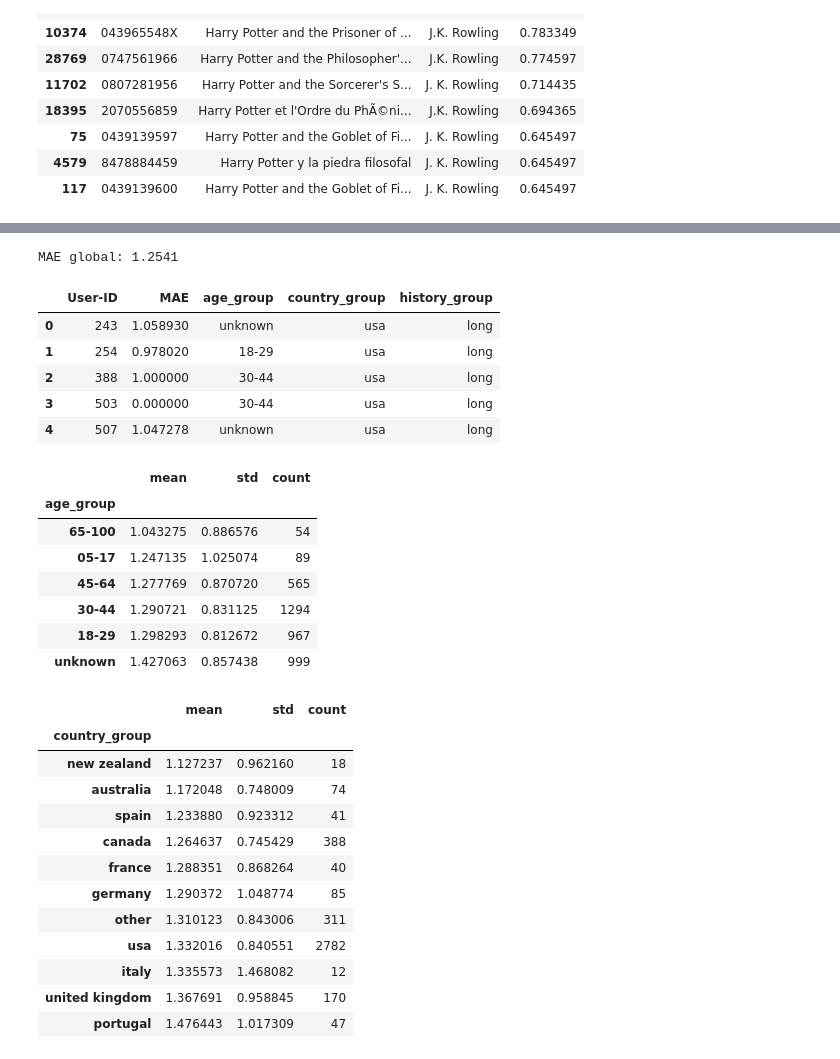
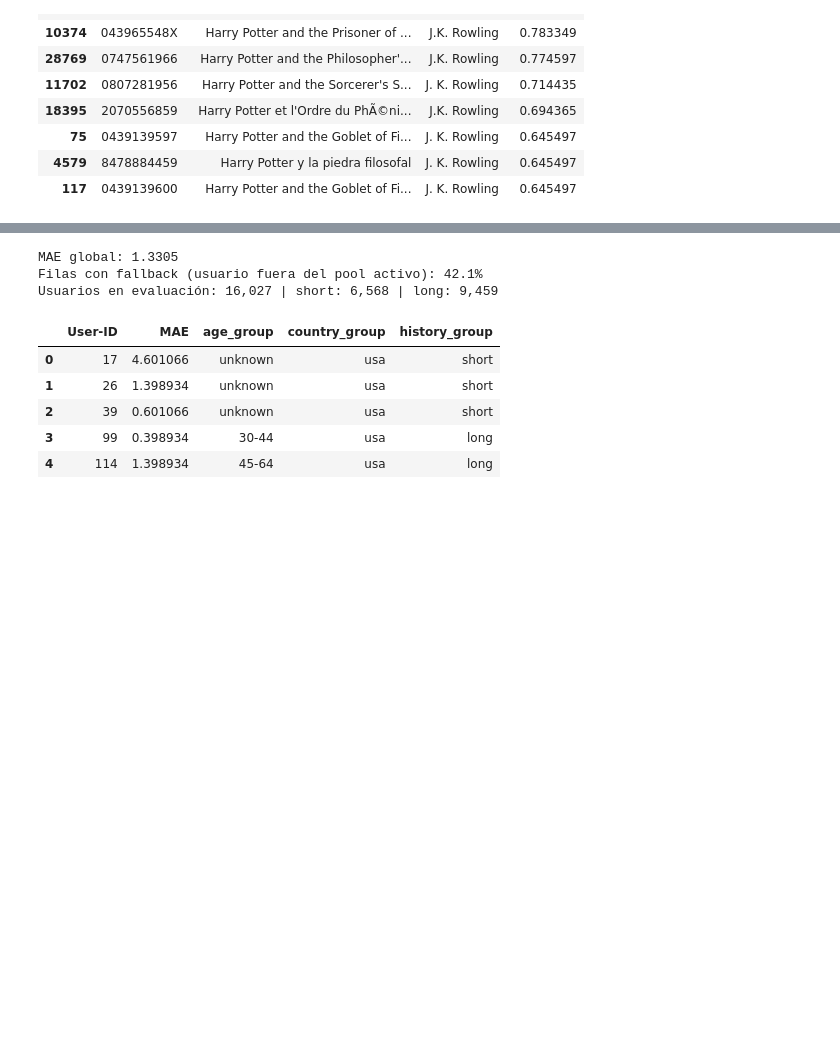
Before and after one commit to arriagaeugenia/sistemas_de_recomendacion_2026, a Jupyter notebook: SistemasDeRecomendacion.ejecutada.ipynb, the cells around one changed output, grey strips where cells are left out. Saved outputs shown, nothing was run; the diff lists cells and outputs as text; code cells hidden in the pictures; blank space fills up the shorter version.

```diff
--- a/SistemasDeRecomendacion.ejecutada.ipynb
+++ b/SistemasDeRecomendacion.ejecutada.ipynb
@@ -347,7 +422,9 @@ Se crean grupos por edad, país e historial. Los países fuera de los más frecu
 # %%
 interaction_counts = explicit_ratings.groupby('User-ID').size().rename('interaction_count')
-user_groups = users.merge(interaction_counts, on='User-ID', how='left')
-user_groups['interaction_count'] = user_groups['interaction_count'].fillna(0).astype(int)
+
+#Hacemos un inner join con los usuarios para que solo entren a la tabla los que tengan al menos un rating hecho
+user_groups = users.merge(interaction_counts, on='User-ID', how='inner')
+user_groups['interaction_count'] = user_groups['interaction_count'].astype(int)
 
 user_groups['age_group'] = pd.cut(
     user_groups['Age'], bins=[4, 17, 29, 44, 64, 100],
@@ -356,25 +433,15 @@ user_groups['age_group'] = pd.cut(
 
 top_countries = user_groups.loc[user_groups['Country'] != 'unknown', 'Country'].value_counts().head(10).index
 user_groups['country_group'] = np.where(user_groups['Country'].isin(top_countries), user_groups['Country'], 'other')
-active_counts = user_groups.loc[user_groups['interaction_count'] > 0, 'interaction_count']
-history_threshold = active_counts.median()
+# Umbral solo entre usuarios evaluables (>=2 ratings): el holdout descarta
+# a quienes tienen 0 o 1, así que si la mediana se calcula sobre todos los activos
+# (a menudo da 1.0) el grupo "short" nunca aparece en test.
+evaluable_counts = user_groups.loc[user_groups['interaction_count'] >= 2, 'interaction_count']
+history_threshold = evaluable_counts.median()
 user_groups['history_group'] = np.where(
     user_groups['interaction_count'] <= history_threshold, 'short', 'long'
 )
 
 print('Umbral de historial:', history_threshold)
 display(user_groups[['User-ID', 'age_group', 'country_group', 'history_group', 'interaction_count']].head())
-
-def aggregate_profiles(rating_data, group_column, strategy='least_misery'):
-    if strategy not in {'least_misery', 'average'}:
-        raise ValueError("strategy debe ser 'least_misery' o 'average'")
-    merged = rating_data.merge(user_groups[['User-ID', group_column]], on='User-ID', how='inner')
-    aggregation = 'min' if strategy == 'least_misery' else 'mean'
-    return (merged.groupby([group_column, 'ISBN'], as_index=False)['Book-Rating']
-            .agg(aggregation)
-            .rename(columns={group_column: 'Virtual-User'}))
-
-least_misery_age = aggregate_profiles(train_ratings, 'age_group', 'least_misery')
-average_age = aggregate_profiles(train_ratings, 'age_group', 'average')
-display(least_misery_age.head())
 # %% [output]
@@ -477,57 +599,43 @@ El MAE se calcula globalmente, por usuario y por grupo. Se limita la cantidad de
 # %%
-MAX_EVAL_RATINGS = 20_000
-evaluable_test = test_ratings[
-    test_ratings['User-ID'].isin(user_ids) & test_ratings['ISBN'].isin(book_ids)
-].copy()
+# None = usar todos los ratings de test con ISBN conocido.
+# No filtramos por user_ids: si no, solo entran los MAX_USERS más activos
+# y el grupo "short" queda vacío (esos usuarios reciben el fallback de predict_user_user).
+MAX_EVAL_RATINGS = None
+evaluable_test = test_ratings[test_ratings['ISBN'].isin(book_ids)].copy()
 if MAX_EVAL_RATINGS is not None and len(evaluable_test) > MAX_EVAL_RATINGS:
     evaluable_test = evaluable_test.sample(MAX_EVAL_RATINGS, random_state=RANDOM_STATE)
 
 evaluable_test['prediction'] = [
     predict_user_user(user, isbn)
     for user, isbn in zip(evaluable_test['User-ID'], evaluable_test['ISBN'])
 ]
 evaluable_test['absolute_error'] = (
     evaluable_test['Book-Rating'] - evaluable_test['prediction']
 ).abs()
+evaluable_test['used_fallback'] = ~evaluable_test['User-ID'].isin(user_ids)
 
 mae_global = evaluable_test['absolute_error'].mean()
 mae_by_user = evaluable_test.groupby('User-ID', as_index=False)['absolute_error'].mean().rename(
     columns={'absolute_error': 'MAE'}
 )
 mae_by_user = mae_by_user.merge(
     user_groups[['User-ID', 'age_group', 'country_group', 'history_group']], on='User-ID', how='left'
 )
 print(f'MAE global: {mae_global:.4f}')
+print(f'Filas con fallback (usuario fuera del pool activo): {evaluable_test["used_fallback"].mean():.1%}')
+print(
+    f'Usuarios en evaluación: {mae_by_user["User-ID"].nunique():,} | '
+    f'short: {(mae_by_user["history_group"]=="short").sum():,} | '
+    f'long: {(mae_by_user["history_group"]=="long").sum():,}'
+)
 display(mae_by_user.head())
-
-for group_col in ['age_group', 'country_group', 'history_group']:
-    display(mae_by_user.groupby(group_col)['MAE'].agg(['mean', 'std', 'count']).sort_values('mean'))
 # %% [output]
-MAE global: 1.2541
+MAE global: 1.3305
+Filas con fallback (usuario fuera del pool activo): 42.1%
+Usuarios en evaluación: 16,027 | short: 6,568 | long: 9,459
 |  | User-ID | MAE | age_group | country_group | history_group |
-| 0 | 243 | 1.058930 | unknown | usa | long |
-| 1 | 254 | 0.978020 | 18-29 | usa | long |
-| 2 | 388 | 1.000000 | 30-44 | usa | long |
-| 3 | 503 | 0.000000 | 30-44 | usa | long |
-| 4 | 507 | 1.047278 | unknown | usa | long |
+| 0 | 17 | 4.601066 | unknown | usa | short |
+| 1 | 26 | 1.398934 | unknown | usa | short |
+| 2 | 39 | 0.601066 | unknown | usa | short |
+| 3 | 99 | 0.398934 | 30-44 | usa | long |
+| 4 | 114 | 1.398934 | 45-64 | usa | long |
-|  | mean | std | count |
-| age_group |  |  |  |
-| 65-100 | 1.043275 | 0.886576 | 54 |
-| 05-17 | 1.247135 | 1.025074 | 89 |
-| 45-64 | 1.277769 | 0.870720 | 565 |
-| 30-44 | 1.290721 | 0.831125 | 1294 |
-| 18-29 | 1.298293 | 0.812672 | 967 |
-| unknown | 1.427063 | 0.857438 | 999 |
-|  | mean | std | count |
-| country_group |  |  |  |
-| new zealand | 1.127237 | 0.962160 | 18 |
-| australia | 1.172048 | 0.748009 | 74 |
-| spain | 1.233880 | 0.923312 | 41 |
-| canada | 1.264637 | 0.745429 | 388 |
-| france | 1.288351 | 0.868264 | 40 |
-| germany | 1.290372 | 1.048774 | 85 |
-| other | 1.310123 | 0.843006 | 311 |
-| usa | 1.332016 | 0.840551 | 2782 |
-| italy | 1.335573 | 1.468082 | 12 |
-| united kingdom | 1.367691 | 0.958845 | 170 |
-| portugal | 1.476443 | 1.017309 | 47 |
```
Also changed, not shown: parts of 56 cells of this notebook, 2 other files.
